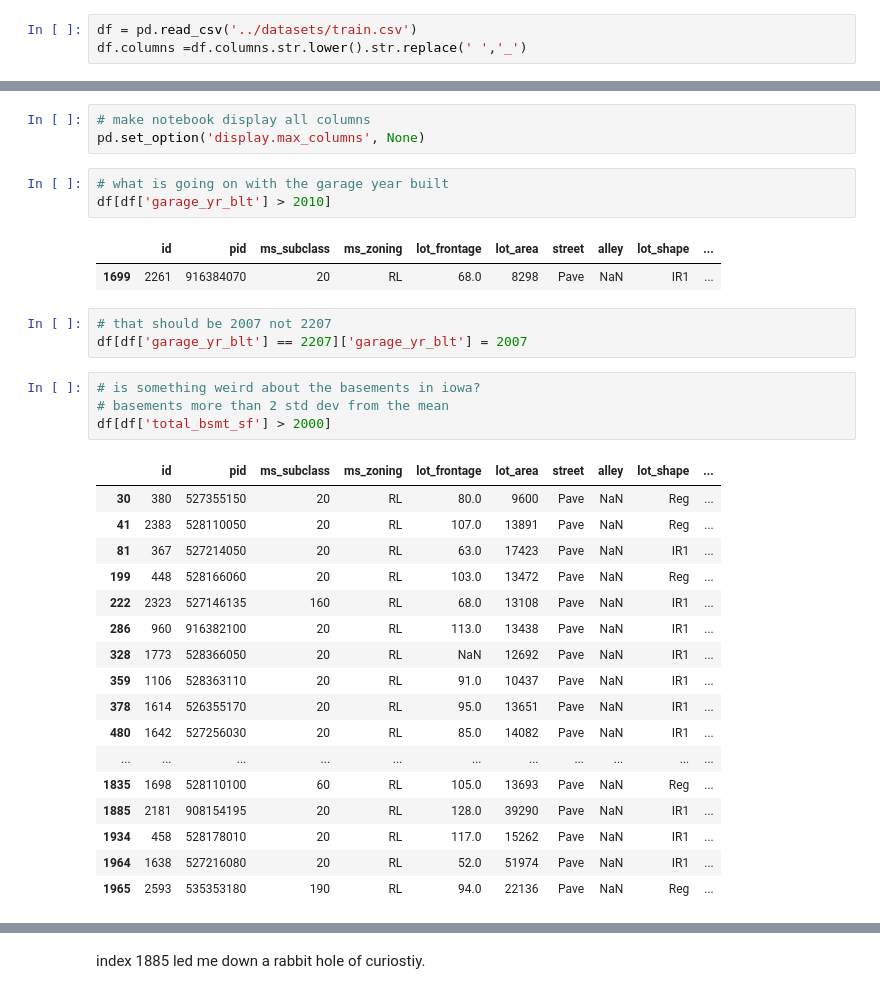
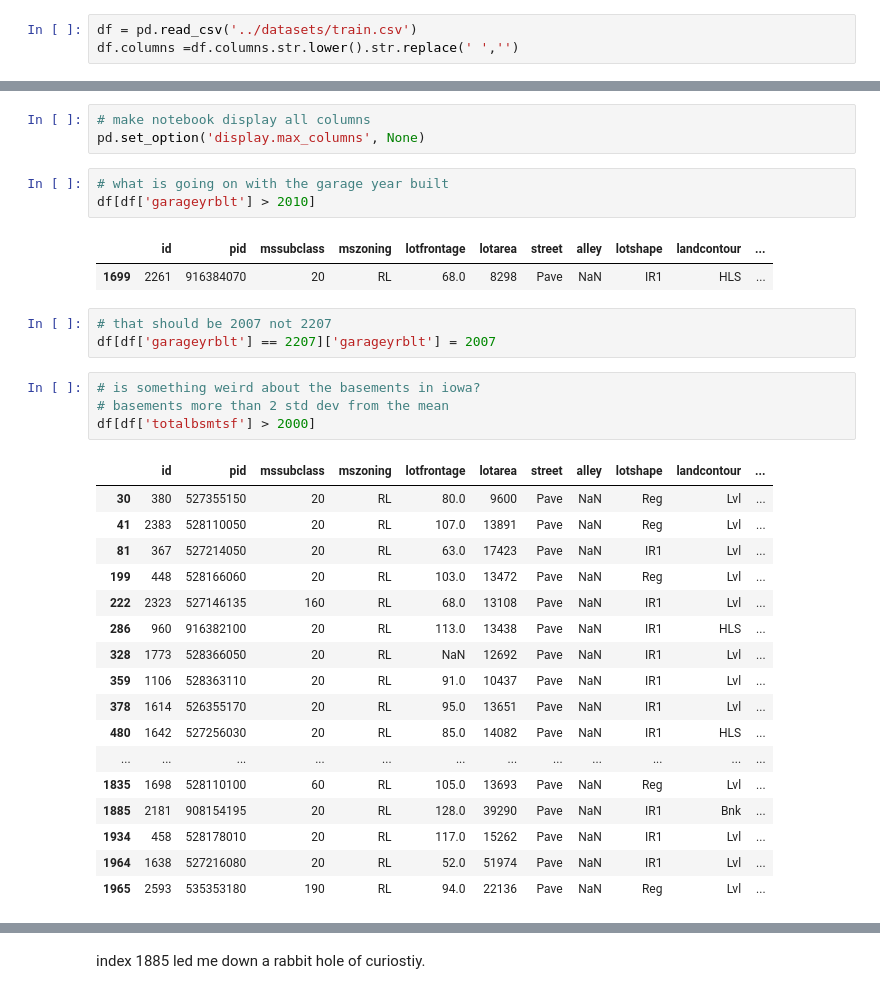
Before and after one commit to seanhulseman/Ames-Housing-Price-Prediction, a Jupyter notebook: code/ames_housing_project_organized.ipynb, the cells around one changed output, grey strips where cells are left out. Drawn from its saved outputs; the diff is of its cells as text.

```diff
--- a/code/ames_housing_project_organized.ipynb
+++ b/code/ames_housing_project_organized.ipynb
@@ -17,7 +17,7 @@ warnings.filterwarnings('ignore')
 ## Read in the labaled data
 # %%
 df = pd.read_csv('../datasets/train.csv')
-df.columns =df.columns.str.lower().str.replace(' ','_')
+df.columns =df.columns.str.lower().str.replace(' ','')
 # %% [markdown]
 #### Taking a peek at the missing values in two ways
 # %% [markdown]
@@ -124,34 +124,34 @@ df_numeric.describe()
 pd.set_option('display.max_columns', None)
 # %%
 # what is going on with the garage year built
-df[df['garage_yr_blt'] > 2010]
+df[df['garageyrblt'] > 2010]
 # %% [output]
-|  | id | pid | ms_subclass | ms_zoning | lot_frontage | lot_area | street | alley | lot_shape | ... |
-| 1699 | 2261 | 916384070 | 20 | RL | 68.0 | 8298 | Pave | NaN | IR1 | ... |
+|  | id | pid | mssubclass | mszoning | lotfrontage | lotarea | street | alley | lotshape | landcontour | ... |
+| 1699 | 2261 | 916384070 | 20 | RL | 68.0 | 8298 | Pave | NaN | IR1 | HLS | ... |
 # %%
 # that should be 2007 not 2207
-df[df['garage_yr_blt'] == 2207]['garage_yr_blt'] = 2007
+df[df['garageyrblt'] == 2207]['garageyrblt'] = 2007
 # %%
 # is something weird about the basements in iowa?
 # basements more than 2 std dev from the mean
-df[df['total_bsmt_sf'] > 2000]
+df[df['totalbsmtsf'] > 2000]
 # %% [output]
-|  | id | pid | ms_subclass | ms_zoning | lot_frontage | lot_area | street | alley | lot_shape | ... |
-| 30 | 380 | 527355150 | 20 | RL | 80.0 | 9600 | Pave | NaN | Reg | ... |
-| 41 | 2383 | 528110050 | 20 | RL | 107.0 | 13891 | Pave | NaN | Reg | ... |
-| 81 | 367 | 527214050 | 20 | RL | 63.0 | 17423 | Pave | NaN | IR1 | ... |
-| 199 | 448 | 528166060 | 20 | RL | 103.0 | 13472 | Pave | NaN | Reg | ... |
-| 222 | 2323 | 527146135 | 160 | RL | 68.0 | 13108 | Pave | NaN | IR1 | ... |
-| 286 | 960 | 916382100 | 20 | RL | 113.0 | 13438 | Pave | NaN | IR1 | ... |
-| 328 | 1773 | 528366050 | 20 | RL | NaN | 12692 | Pave | NaN | IR1 | ... |
-| 359 | 1106 | 528363110 | 20 | RL | 91.0 | 10437 | Pave | NaN | IR1 | ... |
-| 378 | 1614 | 526355170 | 20 | RL | 95.0 | 13651 | Pave | NaN | IR1 | ... |
-| 480 | 1642 | 527256030 | 20 | RL | 85.0 | 14082 | Pave | NaN | IR1 | ... |
-| ... | ... | ... | ... | ... | ... | ... | ... | ... | ... | ... |
-| 1835 | 1698 | 528110100 | 60 | RL | 105.0 | 13693 | Pave | NaN | Reg | ... |
-| 1885 | 2181 | 908154195 | 20 | RL | 128.0 | 39290 | Pave | NaN | IR1 | ... |
-| 1934 | 458 | 528178010 | 20 | RL | 117.0 | 15262 | Pave | NaN | IR1 | ... |
-| 1964 | 1638 | 527216080 | 20 | RL | 52.0 | 51974 | Pave | NaN | IR1 | ... |
-| 1965 | 2593 | 535353180 | 190 | RL | 94.0 | 22136 | Pave | NaN | Reg | ... |
+|  | id | pid | mssubclass | mszoning | lotfrontage | lotarea | street | alley | lotshape | landcontour | ... |
+| 30 | 380 | 527355150 | 20 | RL | 80.0 | 9600 | Pave | NaN | Reg | Lvl | ... |
+| 41 | 2383 | 528110050 | 20 | RL | 107.0 | 13891 | Pave | NaN | Reg | Lvl | ... |
+| 81 | 367 | 527214050 | 20 | RL | 63.0 | 17423 | Pave | NaN | IR1 | Lvl | ... |
+| 199 | 448 | 528166060 | 20 | RL | 103.0 | 13472 | Pave | NaN | Reg | Lvl | ... |
+| 222 | 2323 | 527146135 | 160 | RL | 68.0 | 13108 | Pave | NaN | IR1 | Lvl | ... |
+| 286 | 960 | 916382100 | 20 | RL | 113.0 | 13438 | Pave | NaN | IR1 | HLS | ... |
+| 328 | 1773 | 528366050 | 20 | RL | NaN | 12692 | Pave | NaN | IR1 | Lvl | ... |
+| 359 | 1106 | 528363110 | 20 | RL | 91.0 | 10437 | Pave | NaN | IR1 | Lvl | ... |
+| 378 | 1614 | 526355170 | 20 | RL | 95.0 | 13651 | Pave | NaN | IR1 | Lvl | ... |
+| 480 | 1642 | 527256030 | 20 | RL | 85.0 | 14082 | Pave | NaN | IR1 | HLS | ... |
+| ... | ... | ... | ... | ... | ... | ... | ... | ... | ... | ... | ... |
+| 1835 | 1698 | 528110100 | 60 | RL | 105.0 | 13693 | Pave | NaN | Reg | Lvl | ... |
+| 1885 | 2181 | 908154195 | 20 | RL | 128.0 | 39290 | Pave | NaN | IR1 | Bnk | ... |
+| 1934 | 458 | 528178010 | 20 | RL | 117.0 | 15262 | Pave | NaN | IR1 | Lvl | ... |
+| 1964 | 1638 | 527216080 | 20 | RL | 52.0 | 51974 | Pave | NaN | IR1 | Lvl | ... |
+| 1965 | 2593 | 535353180 | 190 | RL | 94.0 | 22136 | Pave | NaN | Reg | Lvl | ... |
 # %%
 # are these housees that have basements or not? they seem to all match square foot with the first floor square foot
```
Also changed, not shown: parts of 48 cells of this notebook, 8 other files.
